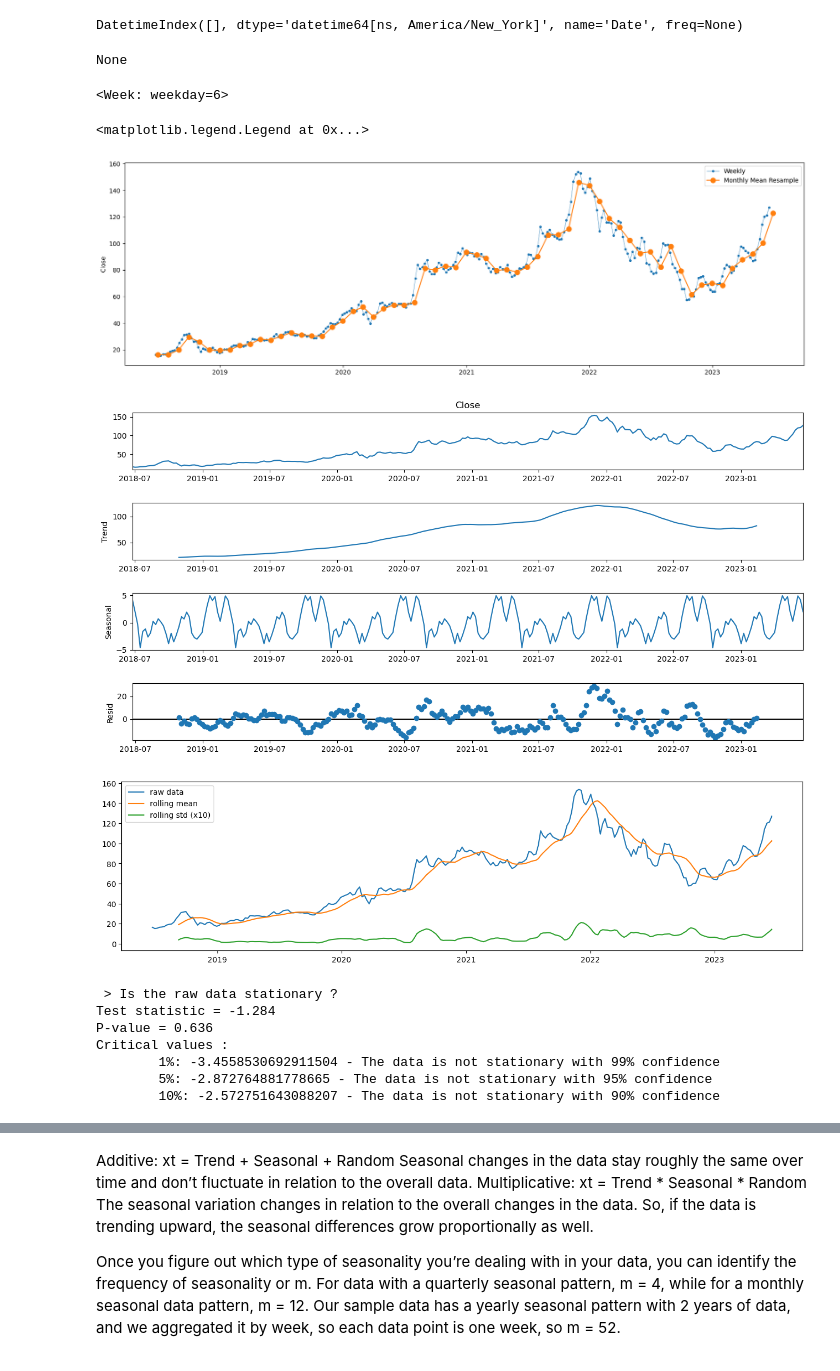
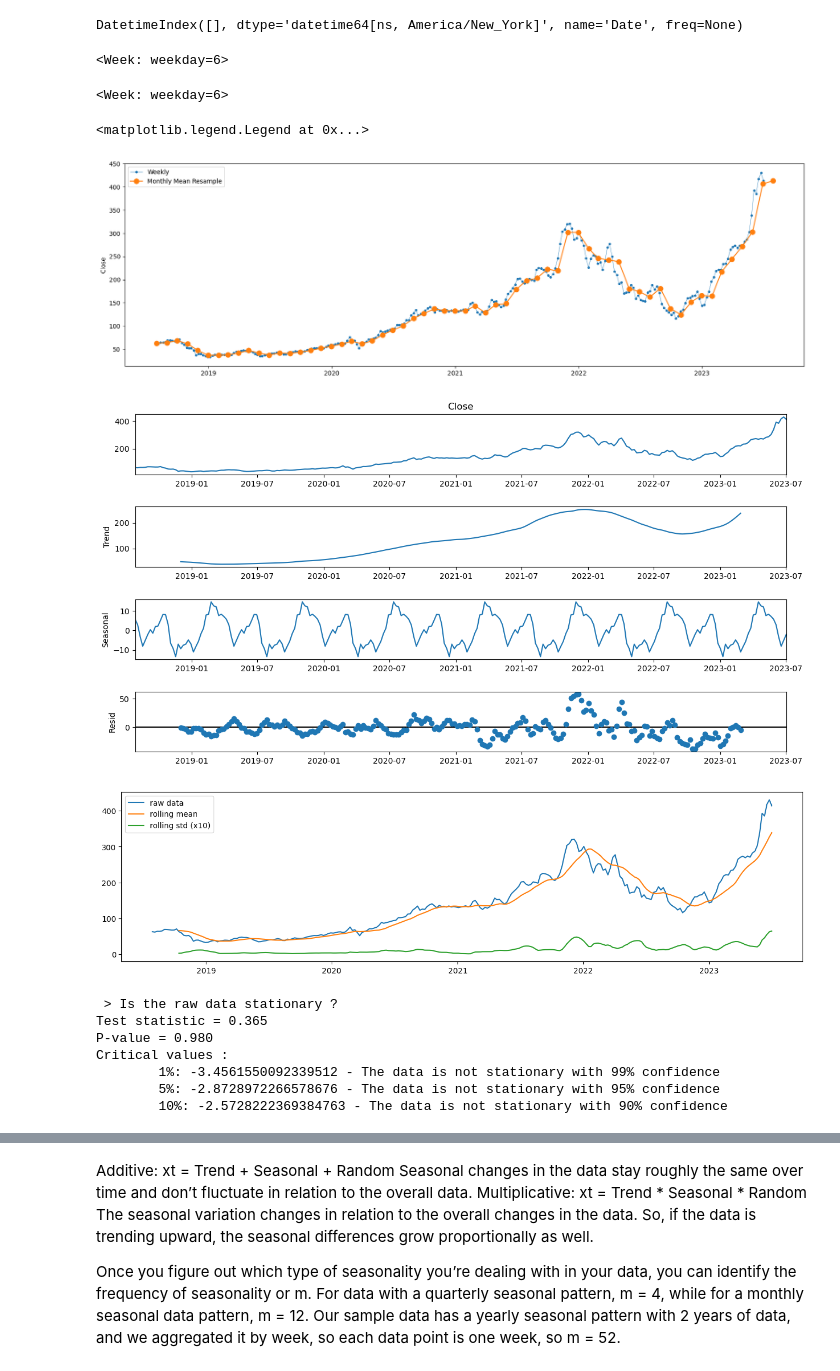
Before and after one commit to nickessner/FinancialPredictions, a Jupyter notebook: machineLearningNotebook.ipynb, the cells around one changed output, grey strips where cells are left out. Drawn from its saved outputs; the diff is of its cells as text; code cells hidden in the pictures.

```diff
--- a/machineLearningNotebook.ipynb
+++ b/machineLearningNotebook.ipynb
@@ -163,8 +163,8 @@ timeseriesDf.head()
 # %%
 historyDfs = []
-for ticker in current_portfolio: #['XLV'] #sector_etfs #stockMarketTickers
+for ticker in ['NVDA']:#current_portfolio: #['XLV'] #sector_etfs #stockMarketTickers
     try:
-        yahooTickerData = yf.Ticker(ticker, session=session)
+        yahooTickerData = yf.Ticker(ticker) #, session=session
         yahooHistory = yahooTickerData.history(period="5y", auto_adjust=False, back_adjust=False) #"max"
         yahooHistory['Ticker']=ticker
         historyDfs.append(yahooHistory)
@@ -196,11 +196,12 @@ def add_rsi(df, periods=14):
     df["RSI"] = rsi
 
 rsiDfs = []
-for ticker in current_portfolio:
+for ticker in ['NVDA']:#current_portfolio:
     histDf = historyDfFull[historyDfFull['Ticker']==ticker]
     add_rsi(histDf)
     add_macd(histDf)
     rsiDfs.append(histDf)
 rsiDfFull = pd.concat(rsiDfs)
 # rsiDfFull[(rsiDfFull.index==currentDate)&(rsiDfFull.Open>20)&(rsiDfFull.RSI<65)].sort_values(by='RSI')
+rsiDfFull.head()
 # %% [output]
@@ -432,7 +420,7 @@ DatetimeIndex([], dtype='datetime64[ns, America/New_York]', name='Date', freq=No
 # Select the proper time period for weekly aggreagation
 
 resampleDfs = []
-for ticker in current_portfolio:
+for ticker in ['NVDA']:#current_portfolio:
     resampleDf = rsiDfFull[rsiDfFull['Ticker']==ticker]
 
     # # Specify the desired frequency and generate a date range
@@ -455,22 +443,22 @@ resampleRsiDfFull = pd.concat(resampleDfs)
 resampleRsiDfFull.head()
 print(resampleRsiDfFull[resampleRsiDfFull['Ticker']==ticker].index.freq)
 # %% [output]
-None
+<Week: weekday=6>
 # %%
 import warnings
 import matplotlib.pyplot as plt
-y = resampleRsiDfFull[resampleRsiDfFull['Ticker']=='AMD']['Close']
+y = resampleRsiDfFull[resampleRsiDfFull['Ticker']=='NVDA']['Close']
 y.index.freq = pd.infer_freq(resampleDfWeekly.index)
 print(y.index.freq)
 fig, ax = plt.subplots(figsize=(20, 6))
 ax.plot(y,marker='.', linestyle='-', linewidth=0.5, label='Weekly')
 ax.plot(y.resample('M').mean(),marker='o', markersize=8, linestyle='-', label='Monthly Mean Resample')
 ax.set_ylabel('Close')
 ax.legend()
 # %% [output]
 <Week: weekday=6>
 <matplotlib.legend.Legend at 0x...>
-[figure, old version]
+[figure, new version]
 # %%
 import statsmodels.api as sm
 def seasonal_decompose (y):
@@ -481,7 +469,7 @@ def seasonal_decompose (y):
 
 seasonal_decompose (y)
 # %% [output]
-[figure, old version]
+[figure, new version]
 # %%
 ### plot for Rolling Statistic for testing Stationarity
 def test_stationarity(timeseries, title):
@@ -499,7 +487,7 @@ def test_stationarity(timeseries, title):
 pd.options.display.float_format = '{:.8f}'.format
 test_stationarity(y,'raw data')
 # %% [output]
-[figure, old version]
+[figure, new version]
 # %%
 # Augmented Dickey-Fuller Test
 from statsmodels.tsa.stattools import adfuller
@@ -516,12 +504,12 @@ def ADF_test(timeseries, dataDesc):
 ADF_test(y,'raw data')
 # %% [output]
  > Is the raw data stationary ?
-Test statistic = -1.284
-P-value = 0.636
+Test statistic = 0.365
+P-value = 0.980
 Critical values :
-        1%: -3.4558530692911504 - The data is not stationary with 99% confidence
-        5%: -2.872764881778665 - The data is not stationary with 95% confidence
-        10%: -2.572751643088207 - The data is not stationary with 90% confidence
+        1%: -3.4561550092339512 - The data is not stationary with 99% confidence
+        5%: -2.8728972266578676 - The data is not stationary with 95% confidence
+        10%: -2.5728222369384763 - The data is not stationary with 90% confidence
 # %%
 # Detrending
 y_detrend =  (y - y.rolling(window=12).mean())/y.rolling(window=12).std()
```
Also changed, not shown: parts of 15 cells of this notebook.
